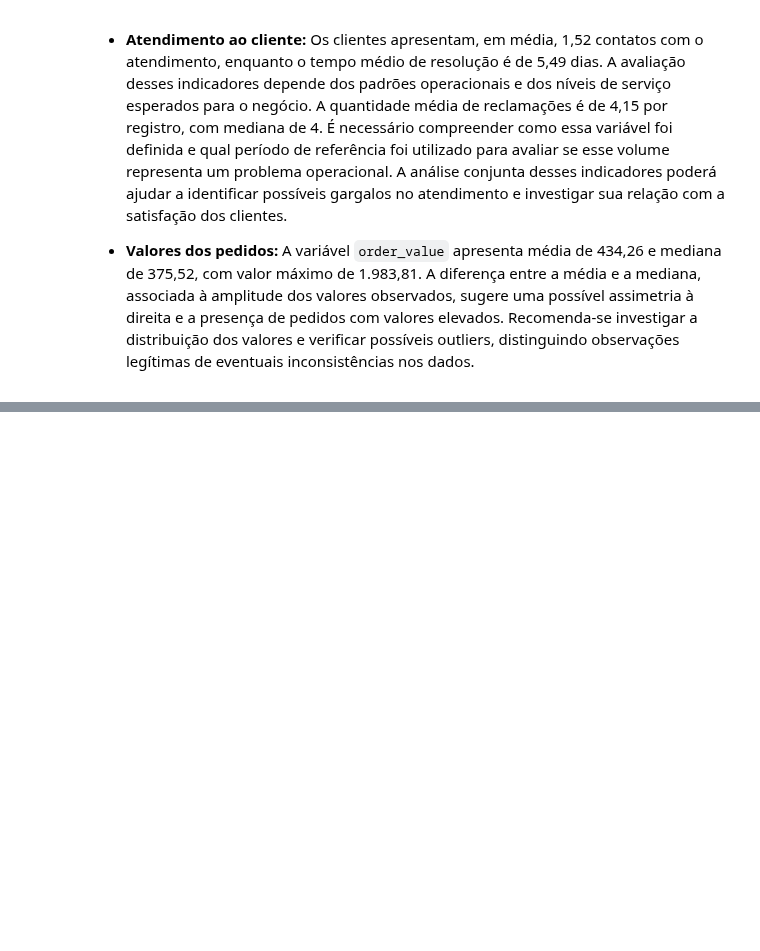
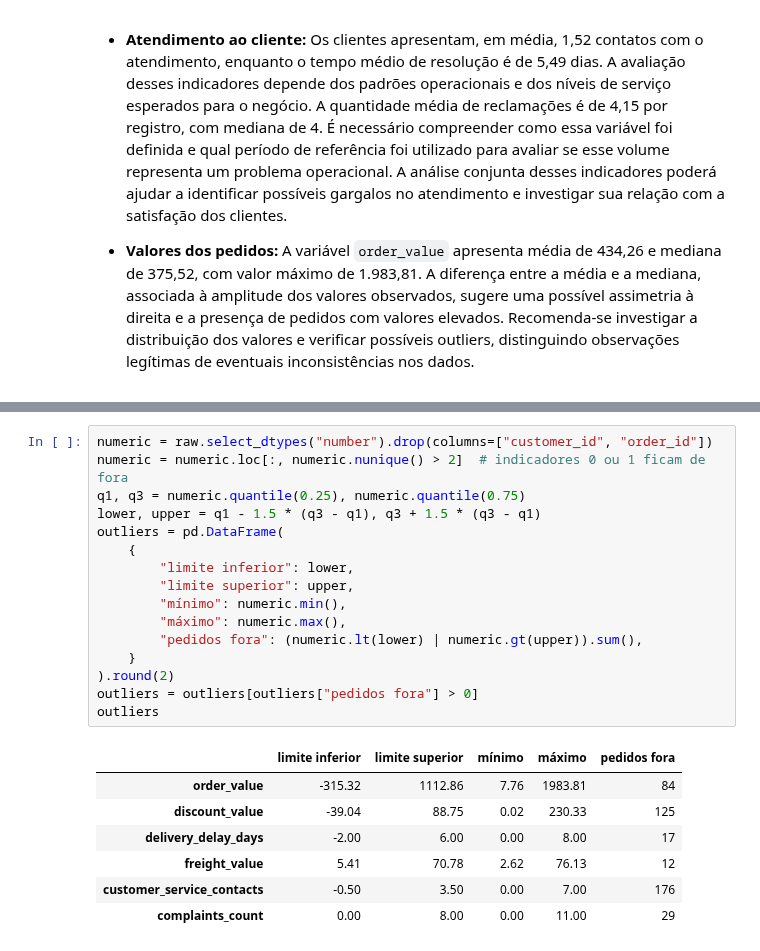
Before and after one commit to jpvbrandaos/tech-challenge-nps-preditivo, a Jupyter notebook: notebooks/01_qualidade_e_tratamento.ipynb, the cells around one changed output, grey strips where cells are left out. Drawn from its saved outputs; the diff is of its cells as text; blank space fills up the shorter version.

```diff
--- a/notebooks/01_qualidade_e_tratamento.ipynb
+++ b/notebooks/01_qualidade_e_tratamento.ipynb
@@ -104,0 +226,24 @@ raw.drop(columns=["customer_id", "order_id"]).describe().T.round(2)
+# %%
+numeric = raw.select_dtypes("number").drop(columns=["customer_id", "order_id"])
+numeric = numeric.loc[:, numeric.nunique() > 2]  # indicadores 0 ou 1 ficam de fora
+q1, q3 = numeric.quantile(0.25), numeric.quantile(0.75)
+lower, upper = q1 - 1.5 * (q3 - q1), q3 + 1.5 * (q3 - q1)
+outliers = pd.DataFrame(
+    {
+        "limite inferior": lower,
+        "limite superior": upper,
+        "mínimo": numeric.min(),
+        "máximo": numeric.max(),
+        "pedidos fora": (numeric.lt(lower) | numeric.gt(upper)).sum(),
+    }
+).round(2)
+outliers = outliers[outliers["pedidos fora"] > 0]
+outliers
+# %% [output]
+|  | limite inferior | limite superior | mínimo | máximo | pedidos fora |
+| order_value | -315.32 | 1112.86 | 7.76 | 1983.81 | 84 |
+| discount_value | -39.04 | 88.75 | 0.02 | 230.33 | 125 |
+| delivery_delay_days | -2.00 | 6.00 | 0.00 | 8.00 | 17 |
+| freight_value | 5.41 | 70.78 | 2.62 | 76.13 | 12 |
+| customer_service_contacts | -0.50 | 3.50 | 0.00 | 7.00 | 176 |
+| complaints_count | 0.00 | 8.00 | 0.00 | 11.00 | 29 |
```
Also changed, not shown: parts of 18 cells of this notebook.
